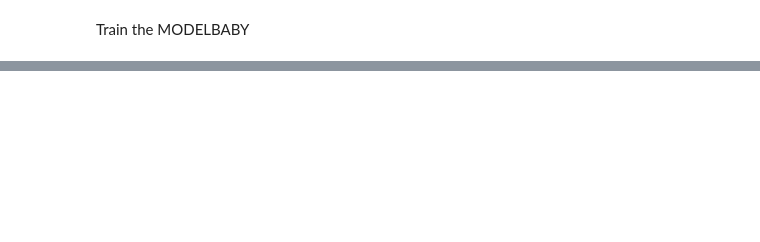
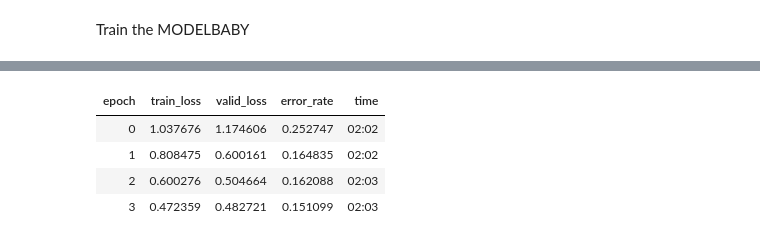
Before and after one commit to panrosk/fastaipractice, a Jupyter notebook: Fast_Ai_competition.ipynb, the cells around one changed output, grey strips where cells are left out. Saved outputs shown, nothing was run; the diff lists cells and outputs as text; code cells hidden in the pictures; blank space fills up the shorter version.

```diff
--- a/Fast_Ai_competition.ipynb
+++ b/Fast_Ai_competition.ipynb
@@ -115,0 +136,4 @@ learn.save('stage-1')
+# %%
+learn = cnn_learner(DataModel, models.resnet50, metrics=error_rate)
+learn.fit_one_cycle(4)
+# %% [output]
@@ -115,0 +141,5 @@ learn.save('stage-1')
+| epoch | train_loss | valid_loss | error_rate | time |
+| 0 | 1.037676 | 1.174606 | 0.252747 | 02:02 |
+| 1 | 0.808475 | 0.600161 | 0.164835 | 02:02 |
+| 2 | 0.600276 | 0.504664 | 0.162088 | 02:03 |
+| 3 | 0.472359 | 0.482721 | 0.151099 | 02:03 |
```
Also changed, not shown: parts of 19 cells of this notebook.
